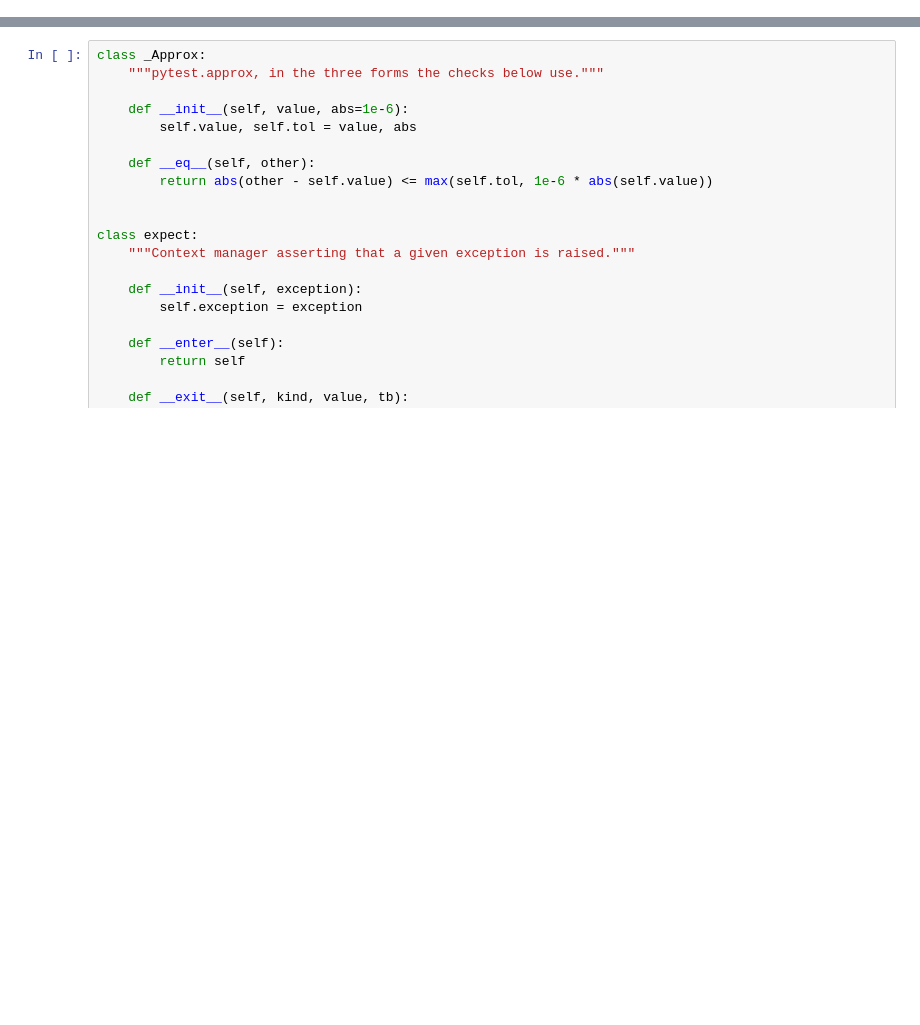
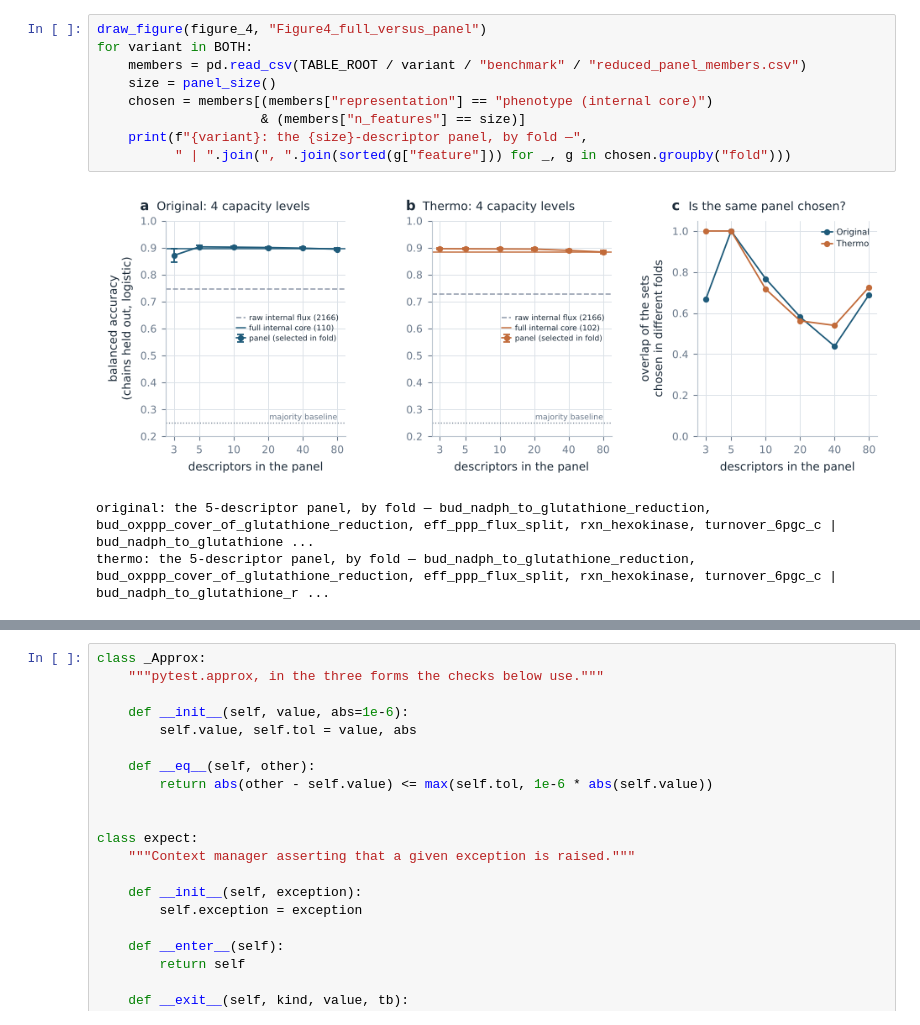
Before and after one commit to GIMIudg/GIMIpapers, a Jupyter notebook: flux2features/notebook/metabolic_flux_phenotyping.ipynb, the cells around one changed output, grey strips where cells are left out. Drawn from its saved outputs; the diff is of its cells as text; blank space fills up the shorter version.

```diff
--- a/flux2features/notebook/metabolic_flux_phenotyping.ipynb
+++ b/flux2features/notebook/metabolic_flux_phenotyping.ipynb
@@ -14025,0 +6800,13 @@ described in section 19. Run them after any change.
+# %%
+draw_figure(figure_4, "Figure4_full_versus_panel")
+for variant in BOTH:
+    members = pd.read_csv(TABLE_ROOT / variant / "benchmark" / "reduced_panel_members.csv")
+    size = panel_size()
+    chosen = members[(members["representation"] == "phenotype (internal core)")
+                     & (members["n_features"] == size)]
+    print(f"{variant}: the {size}-descriptor panel, by fold —",
+          " | ".join(", ".join(sorted(g["feature"])) for _, g in chosen.groupby("fold")))
+# %% [output]
+[figure, added]
+original: the 5-descriptor panel, by fold — bud_nadph_to_glutathione_reduction, bud_oxppp_cover_of_glutathione_reduction, eff_ppp_flux_split, rxn_hexokinase, turnover_6pgc_c | bud_nadph_to_glutathione ...
+thermo: the 5-descriptor panel, by fold — bud_nadph_to_glutathione_reduction, bud_oxppp_cover_of_glutathione_reduction, eff_ppp_flux_split, rxn_hexokinase, turnover_6pgc_c | bud_nadph_to_glutathione_r ...
```
Also changed, not shown: parts of 251 cells of this notebook, 21 other files.
